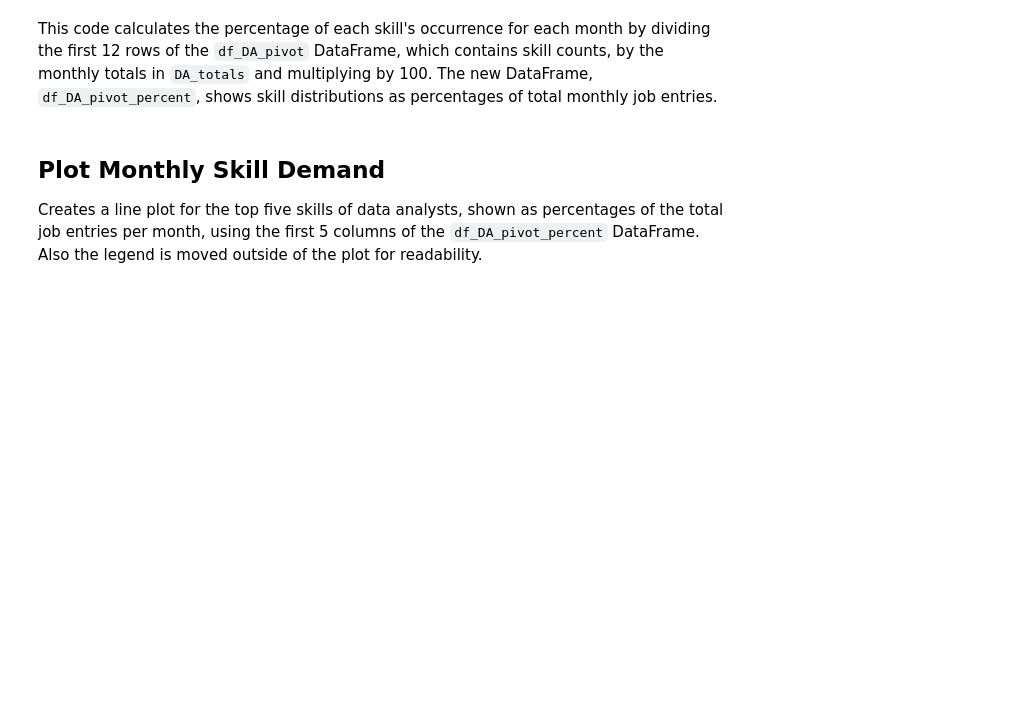
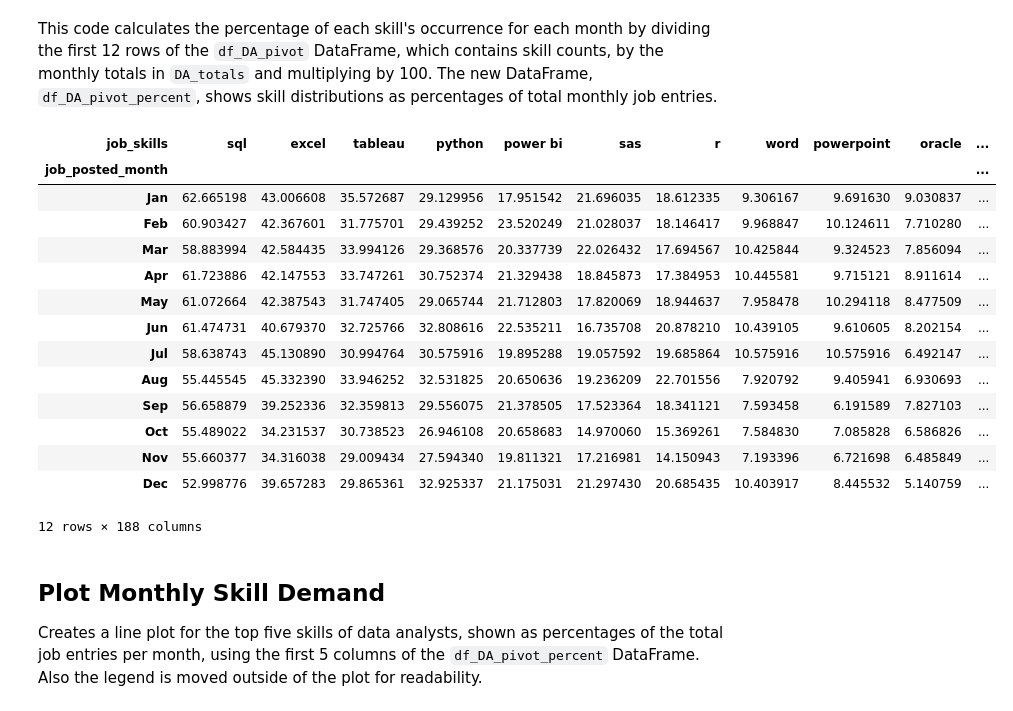
Before and after one commit to boumhamdifatima/data_science, a Jupyter notebook: 3_Project/3_Skills_Trend.ipynb, the cells around one changed output. Drawn from its saved outputs; the diff is of its cells as text; code cells hidden in the pictures; blank space fills up the shorter version.

```diff
--- a/3_Project/3_Skills_Trend.ipynb
+++ b/3_Project/3_Skills_Trend.ipynb
@@ -60,5 +133,32 @@ Calculates the total number of entries for each month in `df_DA` by grouping the
 # %% [markdown]
 This code calculates the percentage of each skill's occurrence for each month by dividing the first 12 rows of the `df_DA_pivot` DataFrame, which contains skill counts, by the monthly totals in `DA_totals` and multiplying by 100. The new DataFrame, `df_DA_pivot_percent`, shows skill distributions as percentages of total monthly job entries.
+# %%
+# divide first 12 rows of df_DA_pivot by DA_totals
+df_DA_US_percent = df_DA_US_pivot.iloc[:12].div(DA_totals/100, axis=0)
+
+# changes month number to month name
+df_DA_US_percent = df_DA_US_percent.reset_index()
+df_DA_US_percent['job_posted_month'] = df_DA_US_percent['job_posted_month_no'].apply(lambda x: pd.to_datetime(x, format='%m').strftime('%b'))
+df_DA_US_percent = df_DA_US_percent.set_index('job_posted_month')
+df_DA_US_percent = df_DA_US_percent.drop(columns='job_posted_month_no')
+
+df_DA_US_percent
+# %% [output]
+| job_skills | sql | excel | tableau | python | power bi | sas | r | word | powerpoint | oracle | ... |
+| job_posted_month |  |  |  |  |  |  |  |  |  |  | ... |
+| Jan | 62.665198 | 43.006608 | 35.572687 | 29.129956 | 17.951542 | 21.696035 | 18.612335 | 9.306167 | 9.691630 | 9.030837 | ... |
+| Feb | 60.903427 | 42.367601 | 31.775701 | 29.439252 | 23.520249 | 21.028037 | 18.146417 | 9.968847 | 10.124611 | 7.710280 | ... |
+| Mar | 58.883994 | 42.584435 | 33.994126 | 29.368576 | 20.337739 | 22.026432 | 17.694567 | 10.425844 | 9.324523 | 7.856094 | ... |
+| Apr | 61.723886 | 42.147553 | 33.747261 | 30.752374 | 21.329438 | 18.845873 | 17.384953 | 10.445581 | 9.715121 | 8.911614 | ... |
+| May | 61.072664 | 42.387543 | 31.747405 | 29.065744 | 21.712803 | 17.820069 | 18.944637 | 7.958478 | 10.294118 | 8.477509 | ... |
+| Jun | 61.474731 | 40.679370 | 32.725766 | 32.808616 | 22.535211 | 16.735708 | 20.878210 | 10.439105 | 9.610605 | 8.202154 | ... |
+| Jul | 58.638743 | 45.130890 | 30.994764 | 30.575916 | 19.895288 | 19.057592 | 19.685864 | 10.575916 | 10.575916 | 6.492147 | ... |
+| Aug | 55.445545 | 45.332390 | 33.946252 | 32.531825 | 20.650636 | 19.236209 | 22.701556 | 7.920792 | 9.405941 | 6.930693 | ... |
+| Sep | 56.658879 | 39.252336 | 32.359813 | 29.556075 | 21.378505 | 17.523364 | 18.341121 | 7.593458 | 6.191589 | 7.827103 | ... |
+| Oct | 55.489022 | 34.231537 | 30.738523 | 26.946108 | 20.658683 | 14.970060 | 15.369261 | 7.584830 | 7.085828 | 6.586826 | ... |
+| Nov | 55.660377 | 34.316038 | 29.009434 | 27.594340 | 19.811321 | 17.216981 | 14.150943 | 7.193396 | 6.721698 | 6.485849 | ... |
+| Dec | 52.998776 | 39.657283 | 29.865361 | 32.925337 | 21.175031 | 21.297430 | 20.685435 | 10.403917 | 8.445532 | 5.140759 | ... |
+12 rows × 188 columns
 # %% [markdown]
 ##  Plot Monthly Skill Demand
 
```
Also changed, not shown: parts of 5 cells of this notebook, 8 other files.
